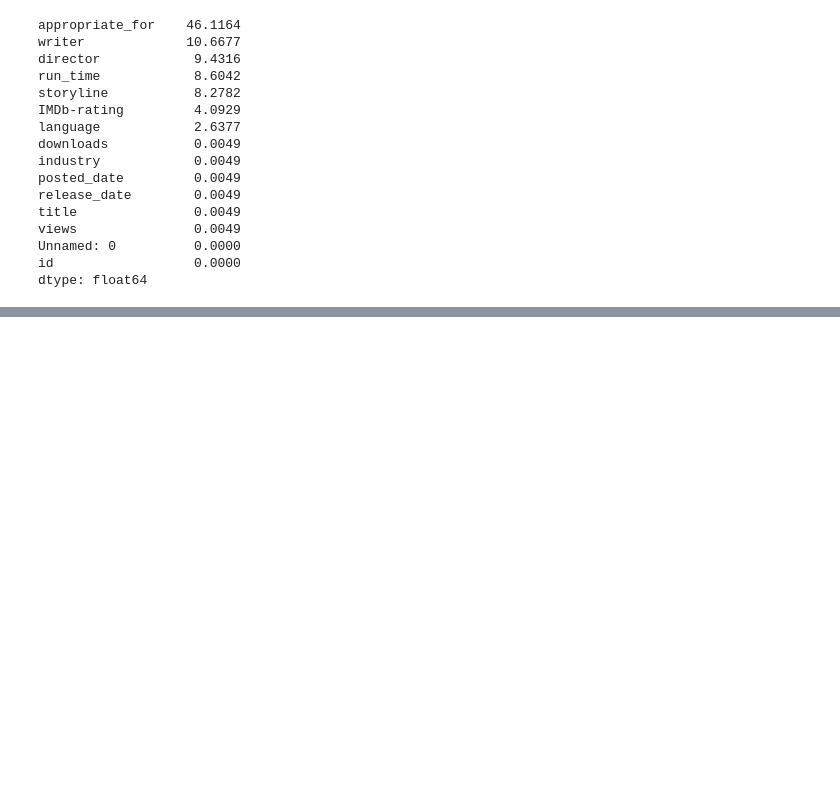
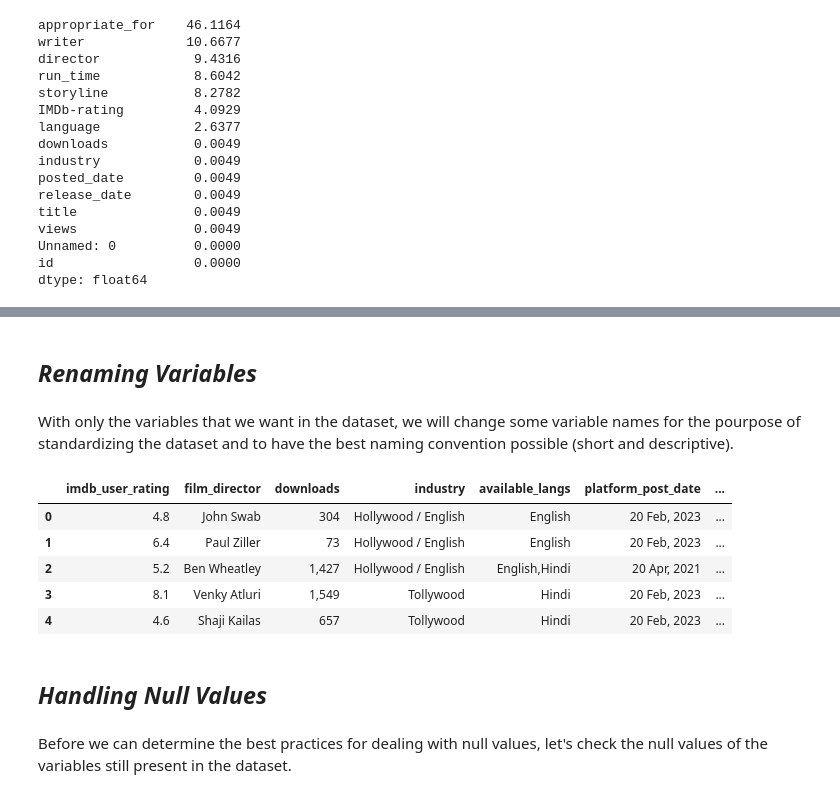
Before and after one commit to JoSEPHDev2022/EDA_Pirated_Movies, a Jupyter notebook: eda_report.ipynb, the cells around one changed output, grey strips where cells are left out. Drawn from its saved outputs; the diff is of its cells as text; code cells hidden in the pictures; blank space fills up the shorter version.

Commit message:
Start dealing with nulls

```diff
--- a/eda_report.ipynb
+++ b/eda_report.ipynb
@@ -208,0 +261,28 @@ All other variables have little to none Null values and can be easily filled in
+# %% [markdown]
+## **_Renaming Variables_**
+# %% [markdown]
+With only the variables that we want in the dataset, we will change some variable names for the pourpose of standardizing the dataset and to have the best naming convention possible (short and descriptive).
+# %%
+# Renaming variables:
+pirated_films = pirated_films.rename(columns={'IMDb-rating': 'imdb_user_rating',
+                                              'director': 'film_director',
+                                              'language': 'available_langs',
+                                              'posted_date': 'platform_post_date',
+                                              'release_date': 'worldwide_release',
+                                              'run_time': 'run_time_min',
+                                              'title': 'movie_title',
+                                              'views': 'total_views'})
+
+# Cheking data:
+pirated_films.head()
+# %% [output]
+|  | imdb_user_rating | film_director | downloads | industry | available_langs | platform_post_date | ... |
+| 0 | 4.8 | John Swab | 304 | Hollywood / English | English | 20 Feb, 2023 | ... |
+| 1 | 6.4 | Paul Ziller | 73 | Hollywood / English | English | 20 Feb, 2023 | ... |
+| 2 | 5.2 | Ben Wheatley | 1,427 | Hollywood / English | English,Hindi | 20 Apr, 2021 | ... |
+| 3 | 8.1 | Venky Atluri | 1,549 | Tollywood | Hindi | 20 Feb, 2023 | ... |
+| 4 | 4.6 | Shaji Kailas | 657 | Tollywood | Hindi | 20 Feb, 2023 | ... |
+# %% [markdown]
+## **_Handling Null Values_**
+# %% [markdown]
+Before we can determine the best practices for dealing with null values, let's check the null values of the variables still present in the dataset.
```
Also changed, not shown: parts of 26 cells of this notebook.
